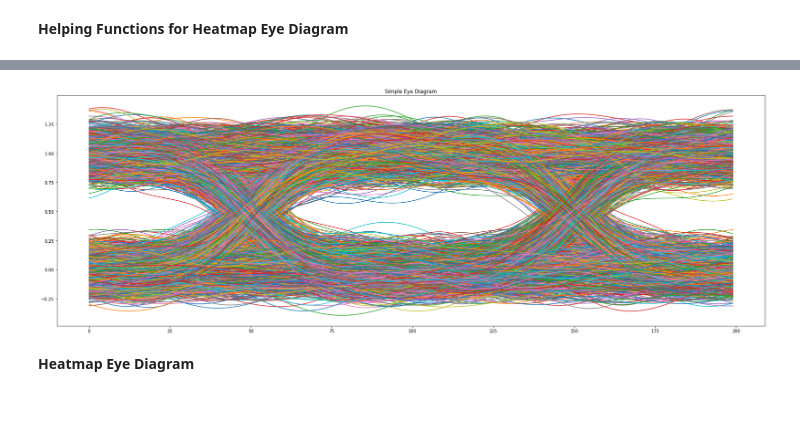
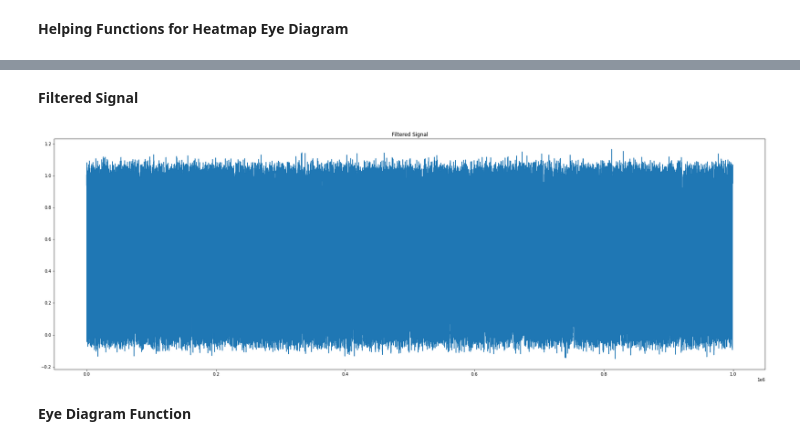
Before and after one commit to PrapasAntonis99/Heatmap_Eye_Diagram, a Jupyter notebook: eye diagram.ipynb, the cells around one changed output, grey strips where cells are left out. Saved outputs shown, nothing was run; the diff lists cells and outputs as text; code cells hidden in the pictures; blank space fills up the shorter version.

```diff
--- a/eye diagram.ipynb
+++ b/eye diagram.ipynb
@@ -13,10 +8,10 @@ from matplotlib import pyplot
 signal_length = 10000
 period = 100
 
-noise_level = 0.7
+noise_level = 0.3
 
 # Cutoff frequency as a fraction of the sampling rate.
-fL = 0.01
+fL = 0.00
 
 # Filter length, must be odd.
 N = period + 1
@@ -84,47 +102,23 @@ def linear_scale(x,src_min,src_max,dst_min,dst_max):
+# %% [markdown]
+**Filtered Signal**
 # %%
-# Create random signal.
-signal = np.random.randint(0, 2, signal_length)
-signal_up = np.repeat(signal, period)
-
-# Add noise.
-signal_noise = signal_up + np.random.normal(0, noise_level, signal_length * period)
-
 # Compute sinc filter.
 h = np.sinc(2 * fL * (np.arange(N) - (N - 1) / 2))
 
 # Apply window.
 h *= np.blackman(N)
 
 # Normalize to get unity gain.
 h /= np.sum(h)
 
-signal_filtered = np.convolve(signal_noise, h)
-
-if signal_length <= 1000:
-    plt.figure(figsize=(30,10))
-    plt.title('Signal')
-    plt.plot(signal)
-    plt.show()
-
-    plt.figure(figsize=(30,10))
-    plt.title('Signal + Noise')
-    plt.plot(signal_noise)
-    plt.show()
-
-    plt.figure(figsize=(30,10))
-    plt.title('Filtered Signal')
-    plt.plot(signal_filtered)
-    plt.show()
+signal_filtered = np.convolve(signal_noise, h, mode='valid')
 
 plt.figure(figsize=(30,10))
-signal_noise = np.roll(signal_noise, period // 2)
-for i in range (0, signal_length):
-    sample = signal_filtered[int(i  * (period * 2)) : int((i+1) * (period * 2))]
-    plt.plot(sample)
-plt.title('Simple Eye Diagram')
+plt.title('Filtered Signal')
+plt.plot(signal_filtered)
 plt.show()
 # %% [output]
-[figure, old version]
+[figure, new version]
 # %% [markdown]
-**Heatmap Eye Diagram**
+**Eye Diagram Function**
 # %%
```
Also changed, not shown: parts of 11 cells of this notebook.
